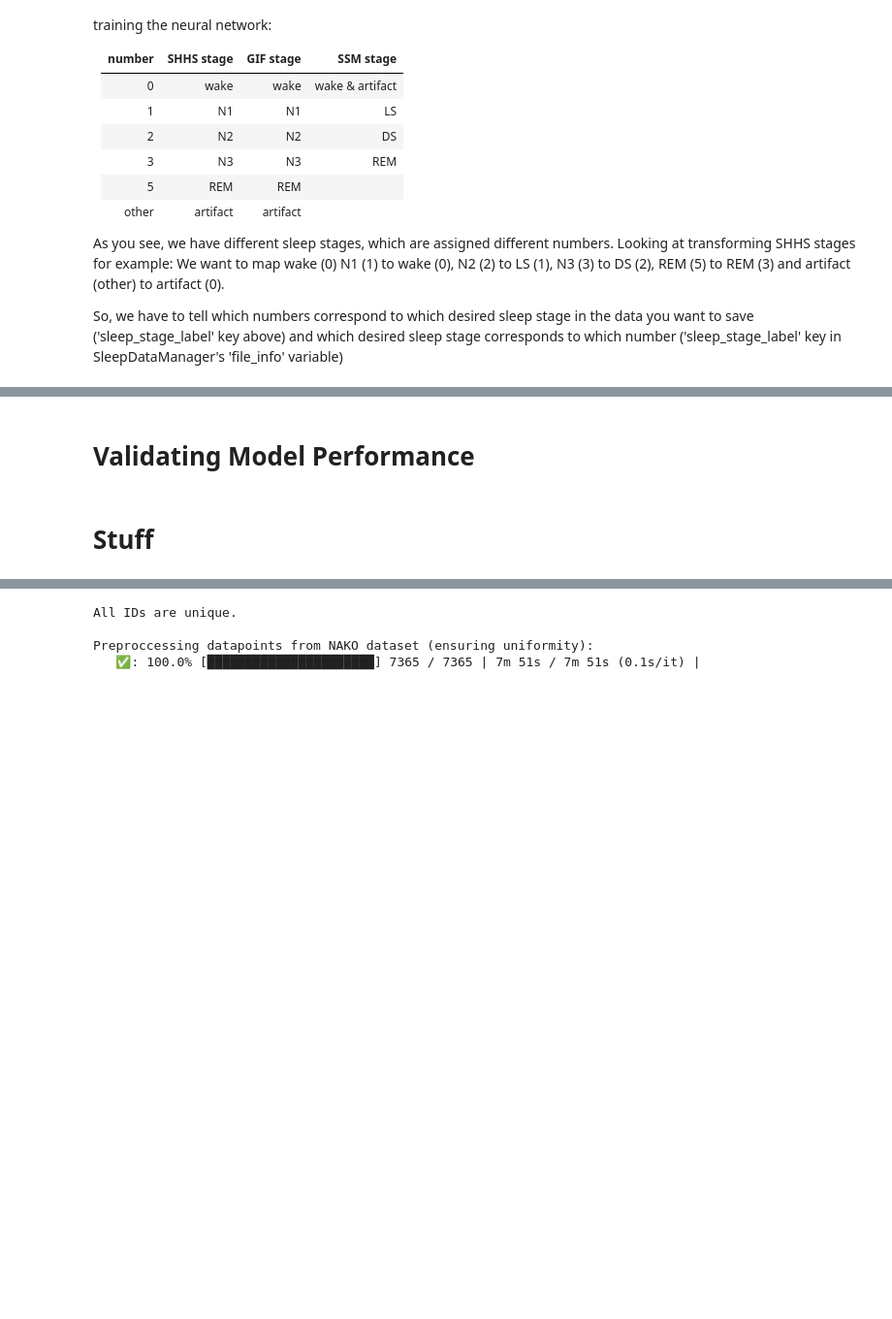
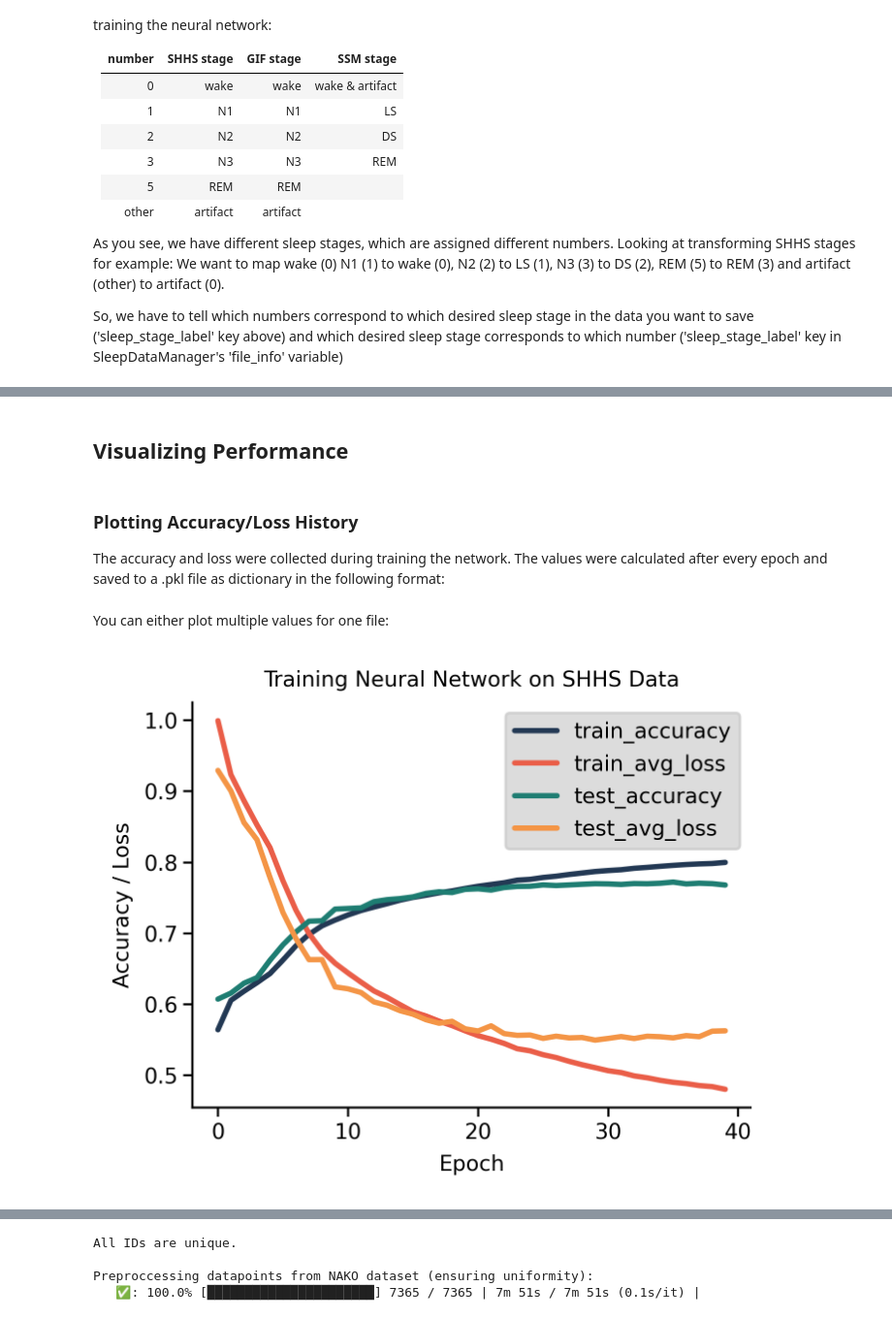
Before and after one commit to Recla1mer/Sleep_Phase_Prediction, a Jupyter notebook: Classification_Demo.ipynb, the cells around one changed output, grey strips where cells are left out. Shown: that part at 97% size. Cells and saved outputs as stored; diff of their text form; code cells hidden in the pictures; blank space fills up the shorter version.

```diff
--- a/Classification_Demo.ipynb
+++ b/Classification_Demo.ipynb
@@ -413,4 +530,7 @@ main_model_training(
 # %% [markdown]
-# Validating Model Performance
+## Visualizing Performance
-# %% [markdown]
-# Stuff
+# %% [markdown]
+### Plotting Accuracy/Loss History
+
+The accuracy and loss were collected during training the network. The values were calculated after every
+epoch and saved to a .pkl file as dictionary in the following format:
@@ -416,0 +544,13 @@ main_model_training(
+# %% [markdown]
+You can either plot multiple values for one file:
+# %%
+plot_accuracy_per_epoch(
+    paths_to_pkl_files = [model_directory_path + loss_per_epoch_shhs_file],
+    result_keys = ["train_accuracy", "train_avg_loss", "test_accuracy", "test_avg_loss"],
+    label = ["train_accuracy", "train_avg_loss", "test_accuracy", "test_avg_loss"],
+    title = "Training Neural Network on SHHS Data",
+    xlabel = "Epoch",
+    ylabel = "Accuracy / Loss",
+)
+# %% [output]
+[figure, added]
```
Also changed, not shown: parts of 41 cells of this notebook, 4 other files.
